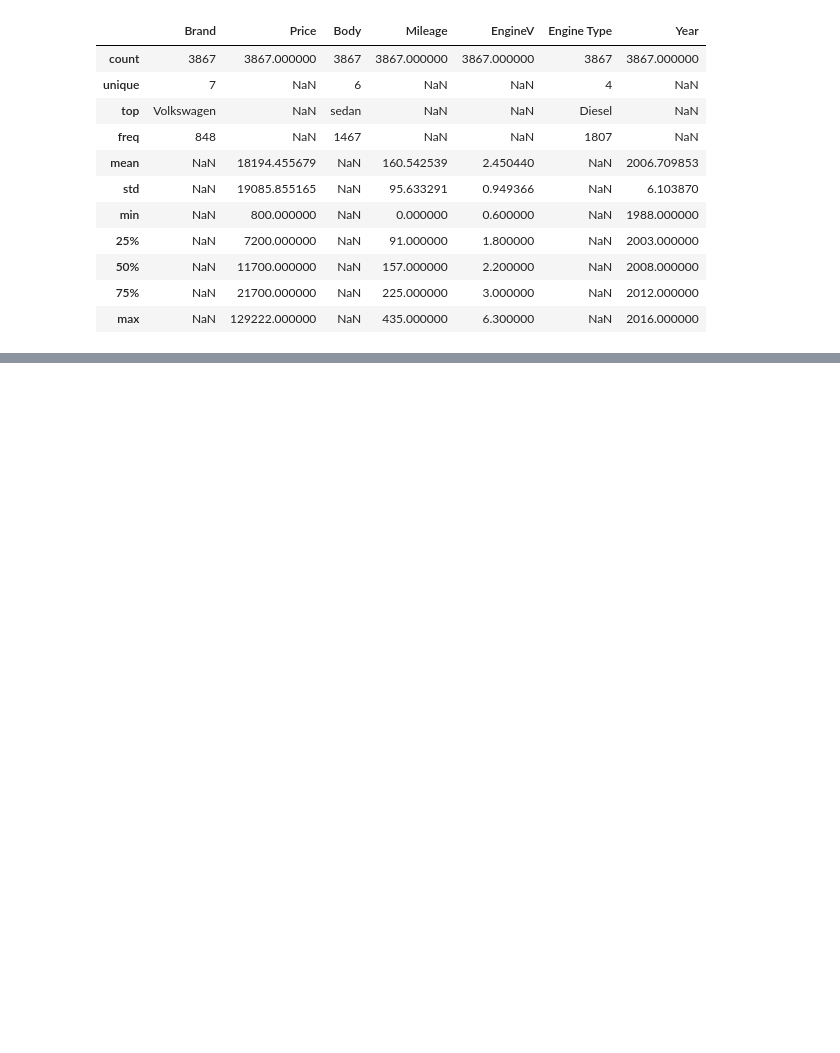
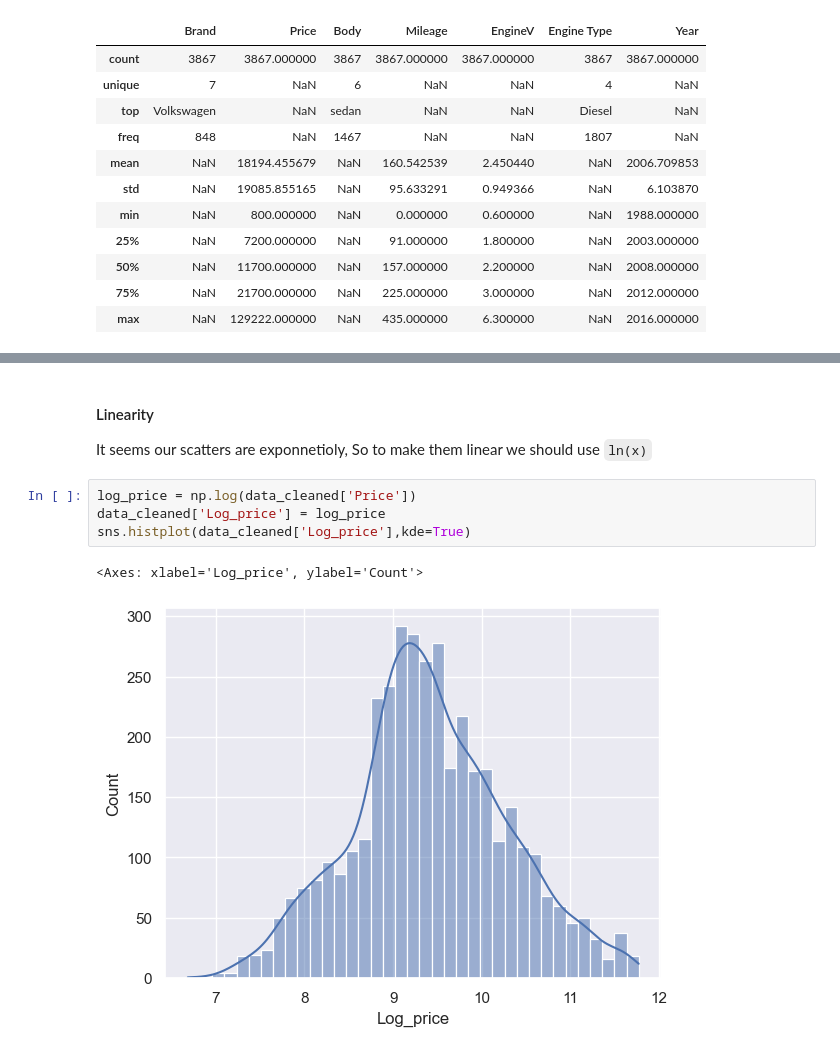
Before and after one commit to diaazg/cars-sales, a Jupyter notebook: analysis.ipynb, the cells around one changed output, grey strips where cells are left out. Cells and saved outputs as stored; diff of their text form; blank space fills up the shorter version.

````diff
--- a/analysis.ipynb
+++ b/analysis.ipynb
@@ -255,0 +269,10 @@ data_cleaned.describe(include='all')
+# %% [markdown]
+#### Linearity
+It seems our scatters are exponnetioly, So to make them linear we should use ```ln(x)```
+# %%
+log_price = np.log(data_cleaned['Price'])
+data_cleaned['Log_price'] = log_price
+sns.histplot(data_cleaned['Log_price'],kde=True)
+# %% [output]
+<Axes: xlabel='Log_price', ylabel='Count'>
+[figure, added]
````
Also changed, not shown: parts of 16 cells of this notebook.
